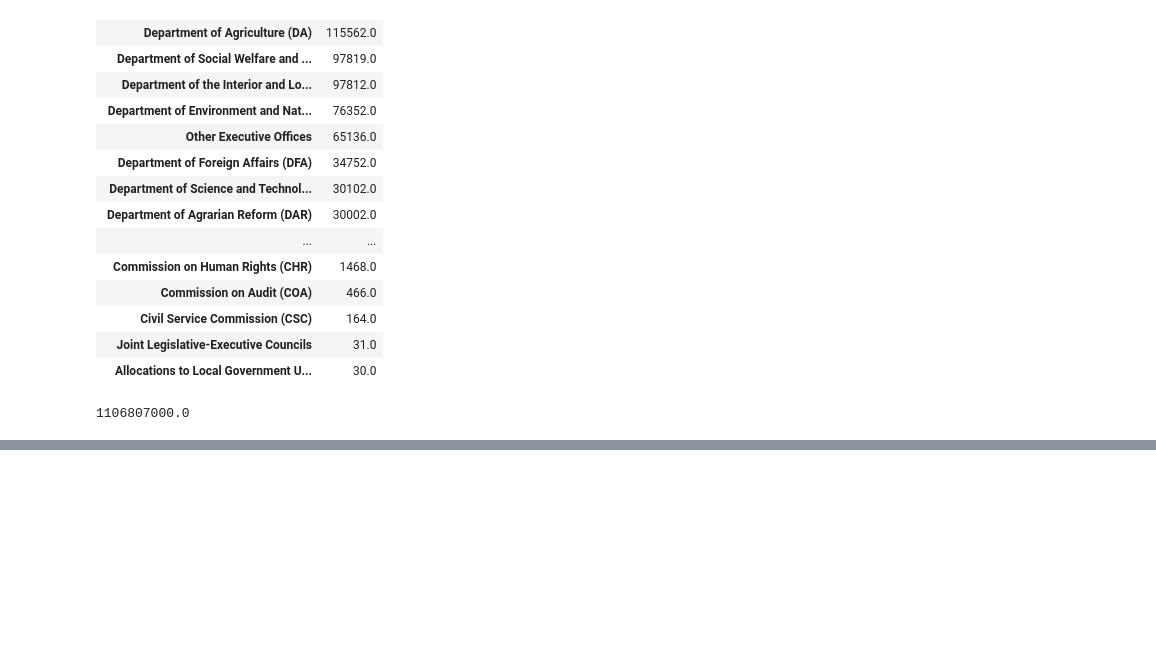
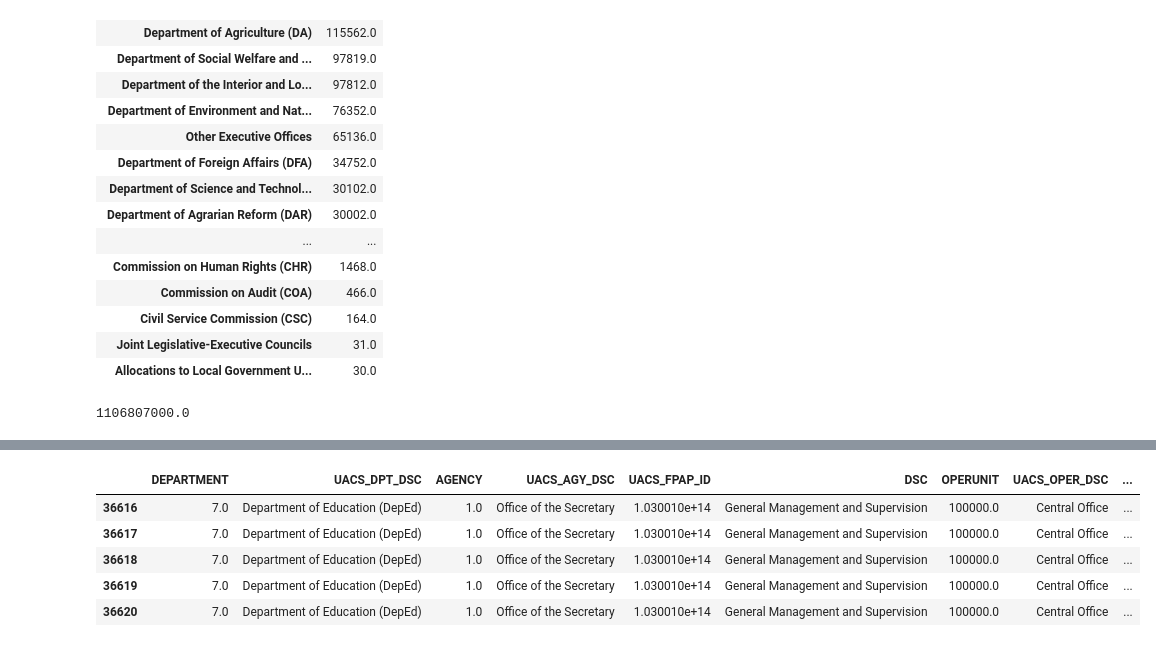
Before and after one commit to RickBahague/NEP2017, a Jupyter notebook: NEP2017Explore.ipynb, the cells around one changed output, grey strips where cells are left out. Saved outputs shown, nothing was run; the diff lists cells and outputs as text; code cells hidden in the pictures; blank space fills up the shorter version.

```diff
--- a/NEP2017Explore.ipynb
+++ b/NEP2017Explore.ipynb
@@ -282,0 +522,9 @@ data[data.UACS_SOBJ_DSC.str.contains("Mobile")==True].groupby("UACS_DPT_DSC").ag
+# %%
+deped_funds.head()
+# %% [output]
+|  | DEPARTMENT | UACS_DPT_DSC | AGENCY | UACS_AGY_DSC | UACS_FPAP_ID | DSC | OPERUNIT | UACS_OPER_DSC | ... |
+| 36616 | 7.0 | Department of Education (DepEd) | 1.0 | Office of the Secretary | 1.030010e+14 | General Management and Supervision | 100000.0 | Central Office | ... |
+| 36617 | 7.0 | Department of Education (DepEd) | 1.0 | Office of the Secretary | 1.030010e+14 | General Management and Supervision | 100000.0 | Central Office | ... |
+| 36618 | 7.0 | Department of Education (DepEd) | 1.0 | Office of the Secretary | 1.030010e+14 | General Management and Supervision | 100000.0 | Central Office | ... |
+| 36619 | 7.0 | Department of Education (DepEd) | 1.0 | Office of the Secretary | 1.030010e+14 | General Management and Supervision | 100000.0 | Central Office | ... |
+| 36620 | 7.0 | Department of Education (DepEd) | 1.0 | Office of the Secretary | 1.030010e+14 | General Management and Supervision | 100000.0 | Central Office | ... |
```
Also changed, not shown: parts of 20 cells of this notebook, 4 other files.
